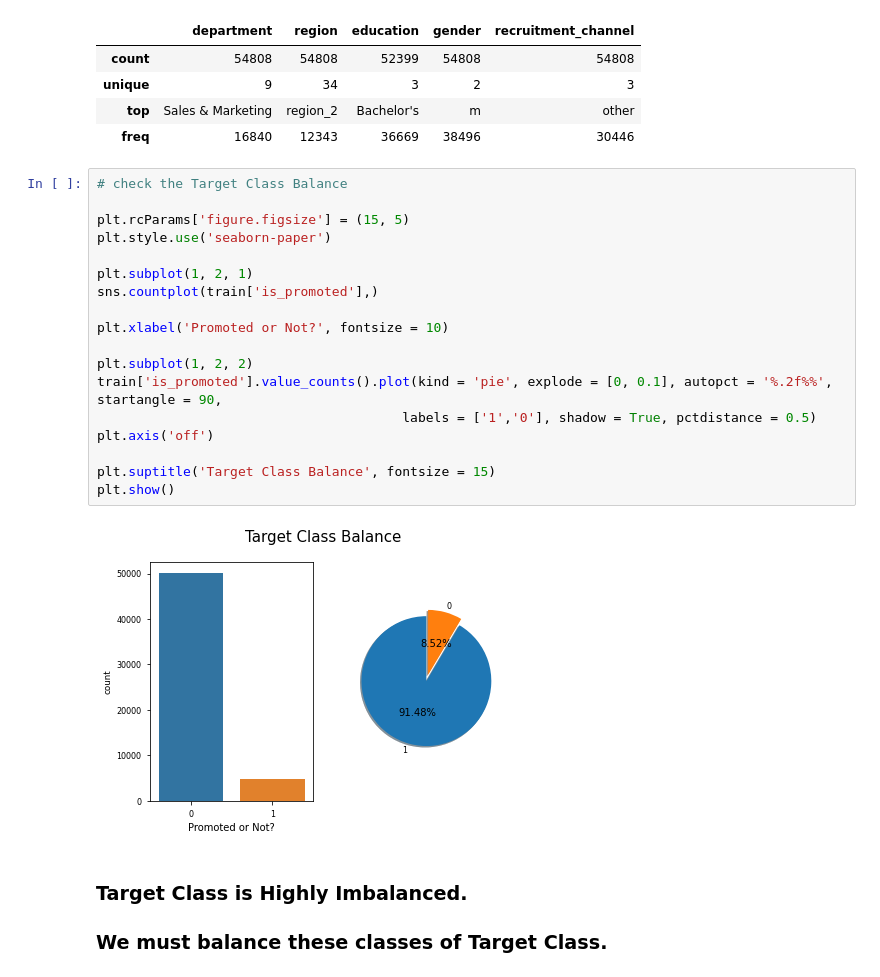
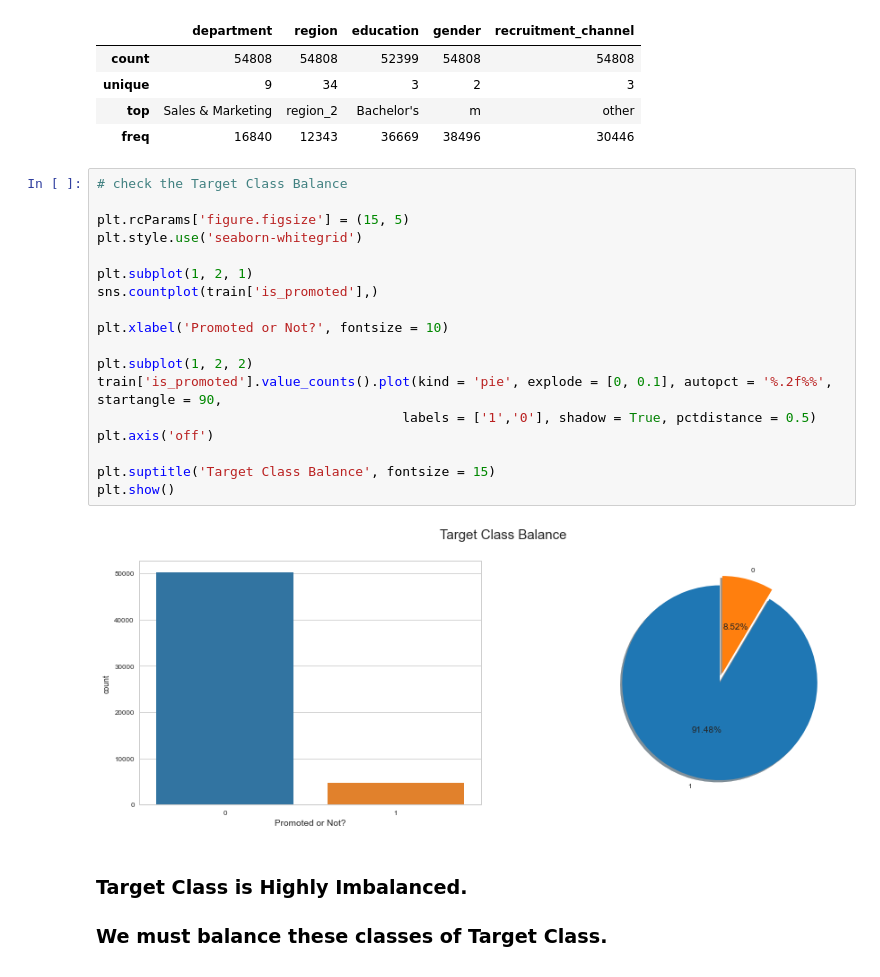
Before and after one commit to TheGithubMafia/TheGithubMafia_696efe54-1b30-40dd-8360-9a2944268894, a Jupyter notebook: Promotion.ipynb, the cells around one changed output. Saved outputs shown, nothing was run; the diff lists cells and outputs as text.

```diff
--- a/Promotion.ipynb
+++ b/Promotion.ipynb
@@ -258,23 +258,23 @@ train.describe(include = 'object')
 # %%
 # check the Target Class Balance
 
 plt.rcParams['figure.figsize'] = (15, 5)
-plt.style.use('seaborn-paper')
+plt.style.use('seaborn-whitegrid')
 
 plt.subplot(1, 2, 1)
 sns.countplot(train['is_promoted'],)
 
 plt.xlabel('Promoted or Not?', fontsize = 10)
 
 plt.subplot(1, 2, 2)
 train['is_promoted'].value_counts().plot(kind = 'pie', explode = [0, 0.1], autopct = '%.2f%%', startangle = 90,
                                        labels = ['1','0'], shadow = True, pctdistance = 0.5)
 plt.axis('off')
 
 plt.suptitle('Target Class Balance', fontsize = 15)
 plt.show()
 # %% [output]
-[figure, old version]
+[figure, new version]
 # %% [markdown]
 ### Target Class is Highly Imbalanced.
 ### We must balance these classes of Target Class.
```
Also changed, not shown: parts of 8 cells of this notebook, 7 other files.
